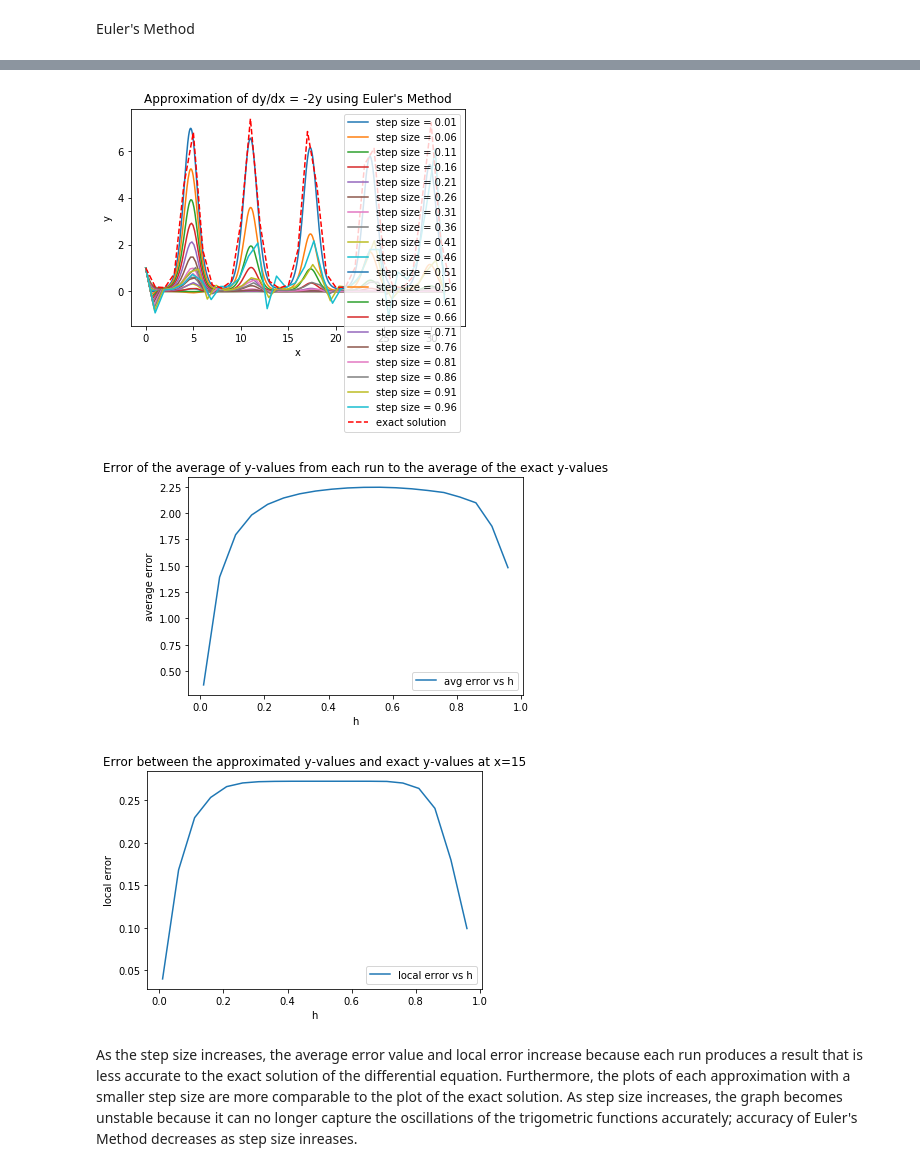
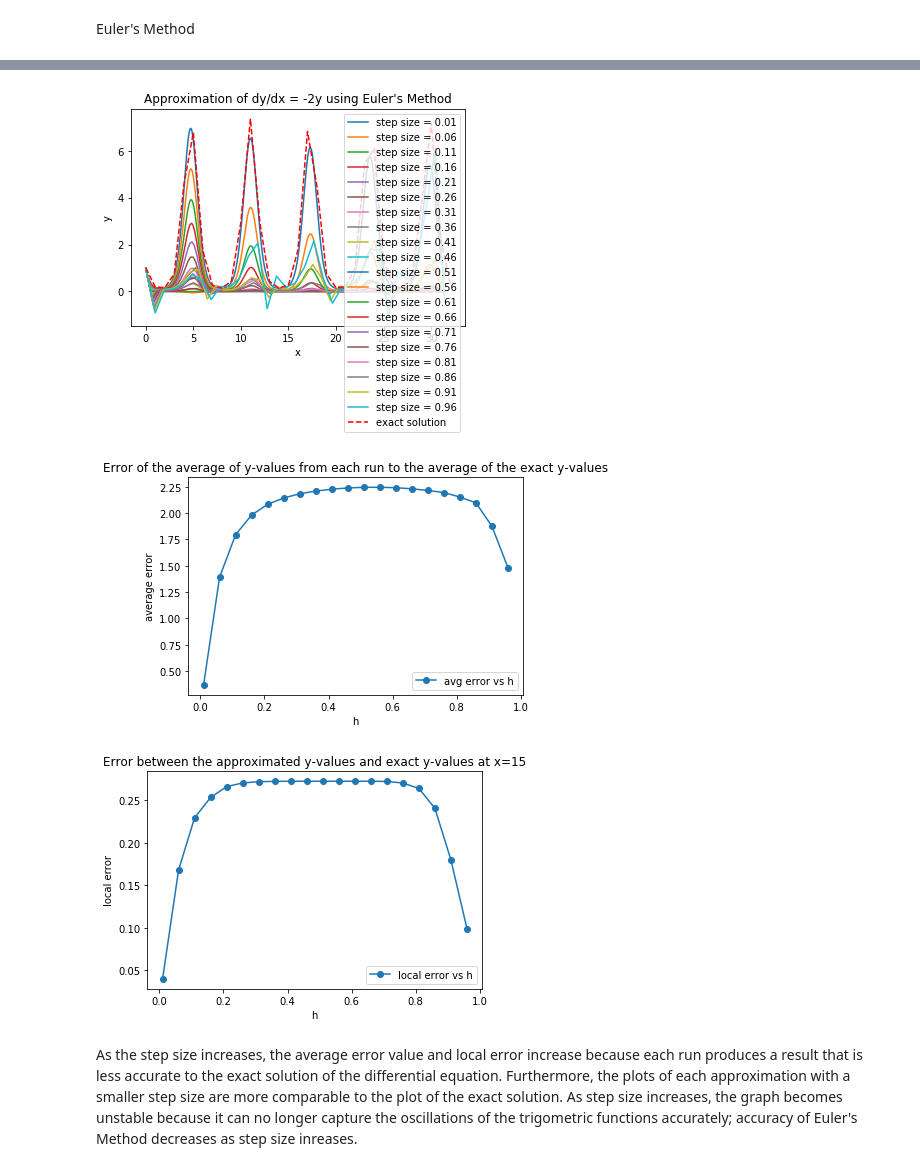
Before and after one commit to cadencengo/coe311k, a Jupyter notebook: homework/cxn74-HW7.ipynb, the cells around one changed output, grey strips where cells are left out. Cells and saved outputs as stored; diff of their text form; code cells hidden in the pictures.

```diff
--- a/homework/cxn74-HW7.ipynb
+++ b/homework/cxn74-HW7.ipynb
@@ -79,39 +79,39 @@ plt.title("Approximation of dy/dx = -2y using Euler's Method")
 plt.legend()
 plt.show()
 
-plt.plot(h, averageError, label='avg error vs h')
+plt.plot(h, averageError, 'o-', label='avg error vs h')
 plt.xlabel('h')
 plt.ylabel('average error')
 plt.legend()
 plt.title("Error of the average of y-values from each run to the average of the exact y-values")
 plt.show()
 
-plt.plot(h, localError, label='local error vs h')
+plt.plot(h, localError, 'o-', label='local error vs h')
 plt.xlabel('h')
 plt.ylabel('local error')
 plt.legend()
 plt.title("Error between the approximated y-values and exact y-values at x=15")
 plt.show()
 # %% [output]
 y_exact(15) = 0.2723749469966798
 
 Step size = 0.01
 average error = 0.3690162712706906
 y_approx(15) = 0.2324896386610591
 y_exact(15) - y_approx = 0.039885308335620706
 
 Step size = 0.06
 average error = 1.3922379560843439
 y_approx(15) = 0.1042254523988114
 y_exact(15) - y_approx = 0.1681494945978684
 
 ... (85 lines left out)
 Step size = 0.96
 average error = 1.4821682137082681
 y_approx(15) = 0.17321530103396793
 y_exact(15) - y_approx = 0.09915964596271187
 [figure]
-[figure, old version]
+[figure, new version]
-[figure, old version]
+[figure, new version]
 # %% [markdown]
 As the step size increases, the average error value and local error increase because each run produces a result that is less accurate to the exact solution of the differential equation. Furthermore, the plots of each approximation with a smaller step size are more comparable to the plot of the exact solution. As step size increases, the graph becomes unstable because it can no longer capture the oscillations of the trigometric functions accurately; accuracy of Euler's Method decreases as step size inreases.
```
Also changed, not shown: parts of 2 cells of this notebook.
